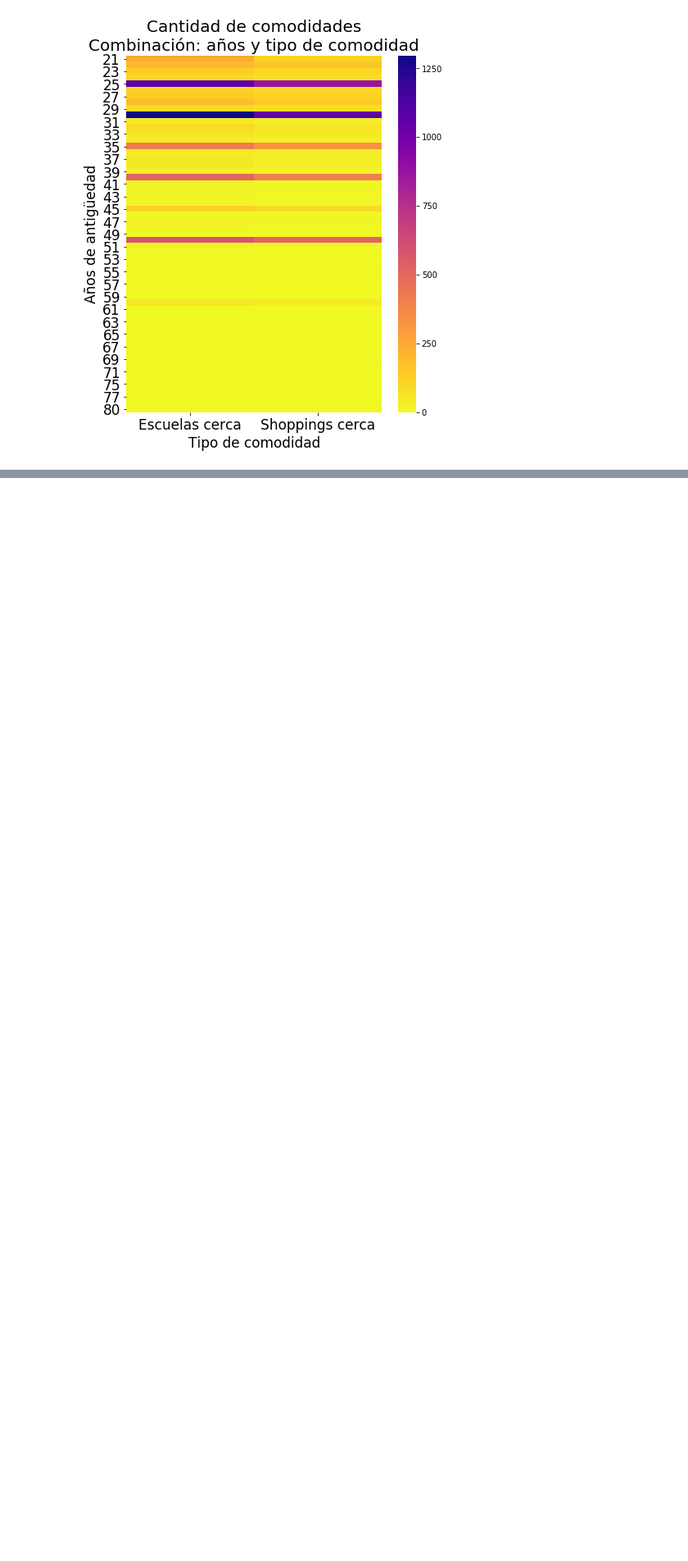
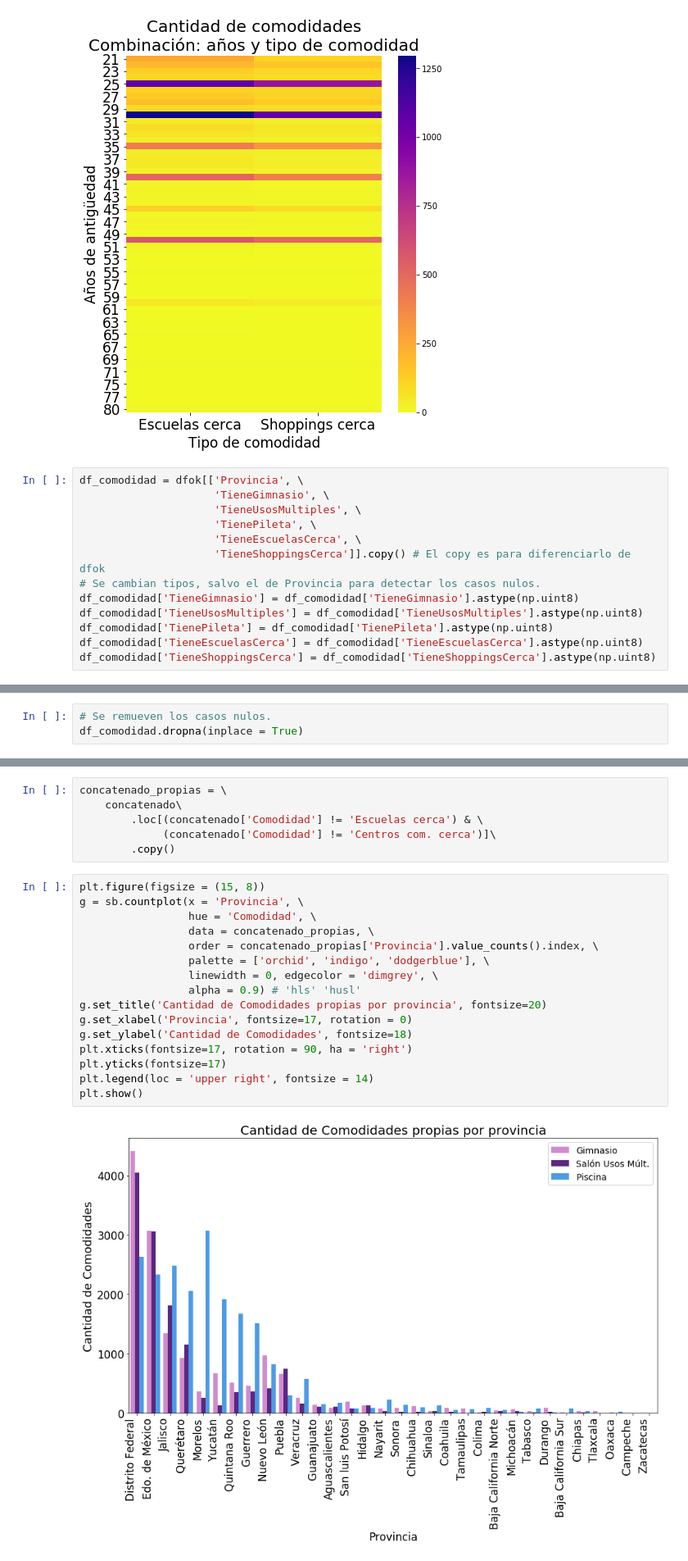
Before and after one commit to komod0/TPs-Org.Datos, a Jupyter notebook: tp1/nbfacundo.ipynb, the cells around one changed output, grey strips where cells are left out. Shown at 82% size. Saved outputs shown, nothing was run; the diff lists cells and outputs as text; blank space fills up the shorter version.

```diff
--- a/tp1/nbfacundo.ipynb
+++ b/tp1/nbfacundo.ipynb
@@ -1130,3 +1130,16 @@ plt.yticks(fontsize = 17, rotation = 0)
 plt.show()
 # %% [output]
 [figure]
+# %%
+df_comodidad = dfok[['Provincia', \
+                     'TieneGimnasio', \
+                     'TieneUsosMultiples', \
+                     'TienePileta', \
+                     'TieneEscuelasCerca', \
+                     'TieneShoppingsCerca']].copy() # El copy es para diferenciarlo de dfok
+# Se cambian tipos, salvo el de Provincia para detectar los casos nulos.
+df_comodidad['TieneGimnasio'] = df_comodidad['TieneGimnasio'].astype(np.uint8)
+df_comodidad['TieneUsosMultiples'] = df_comodidad['TieneUsosMultiples'].astype(np.uint8)
+df_comodidad['TienePileta'] = df_comodidad['TienePileta'].astype(np.uint8)
+df_comodidad['TieneEscuelasCerca'] = df_comodidad['TieneEscuelasCerca'].astype(np.uint8)
+df_comodidad['TieneShoppingsCerca'] = df_comodidad['TieneShoppingsCerca'].astype(np.uint8)
@@ -1132,0 +1162,3 @@ plt.show()
+# %%
+# Se remueven los casos nulos.
+df_comodidad.dropna(inplace = True)
@@ -1132,0 +1205,24 @@ plt.show()
+# %%
+concatenado_propias = \
+    concatenado\
+        .loc[(concatenado['Comodidad'] != 'Escuelas cerca') & \
+             (concatenado['Comodidad'] != 'Centros com. cerca')]\
+        .copy()
+# %%
+plt.figure(figsize = (15, 8))
+g = sb.countplot(x = 'Provincia', \
+                 hue = 'Comodidad', \
+                 data = concatenado_propias, \
+                 order = concatenado_propias['Provincia'].value_counts().index, \
+                 palette = ['orchid', 'indigo', 'dodgerblue'], \
+                 linewidth = 0, edgecolor = 'dimgrey', \
+                 alpha = 0.9) # 'hls' 'husl'
+g.set_title('Cantidad de Comodidades propias por provincia', fontsize=20)
+g.set_xlabel('Provincia', fontsize=17, rotation = 0)
+g.set_ylabel('Cantidad de Comodidades', fontsize=18)
+plt.xticks(fontsize=17, rotation = 90, ha = 'right')
+plt.yticks(fontsize=17)
+plt.legend(loc = 'upper right', fontsize = 14)
+plt.show()
+# %% [output]
+[figure, added]
```
Also changed, not shown: parts of 5 cells of this notebook.
